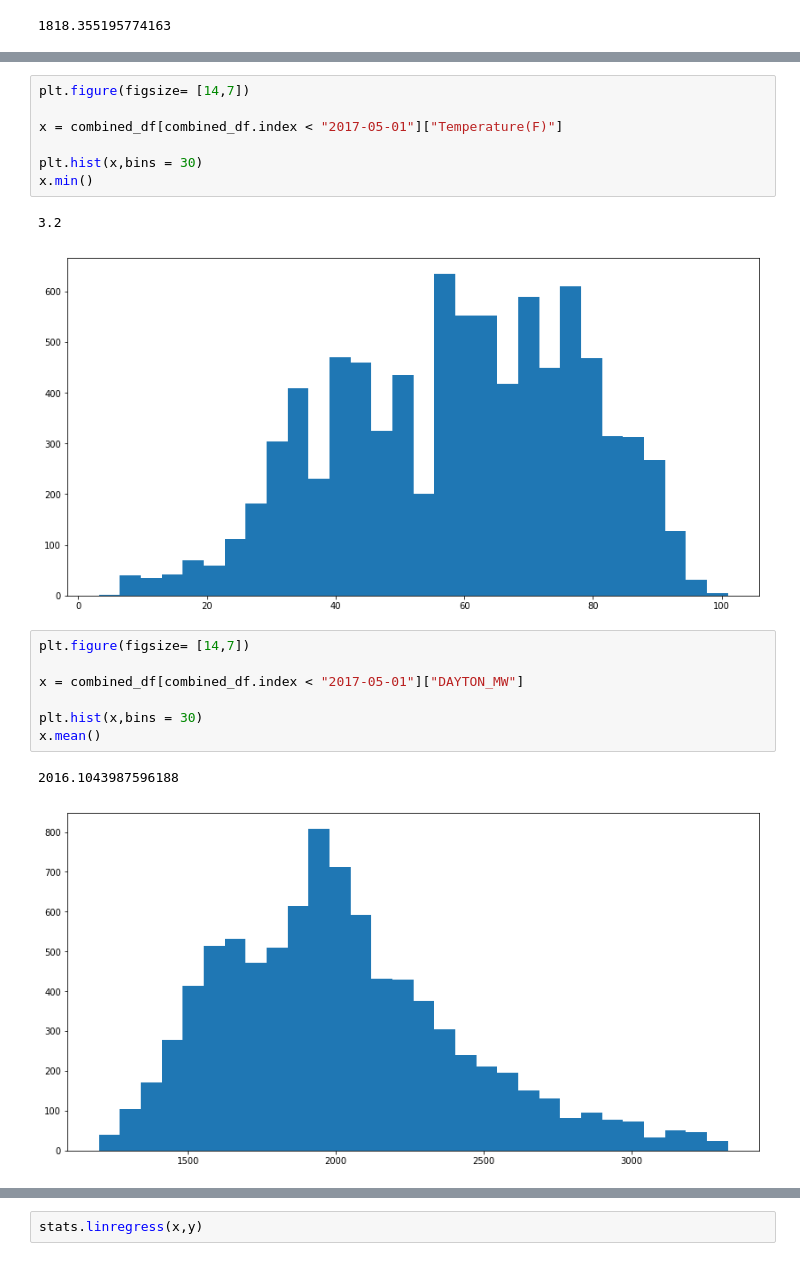
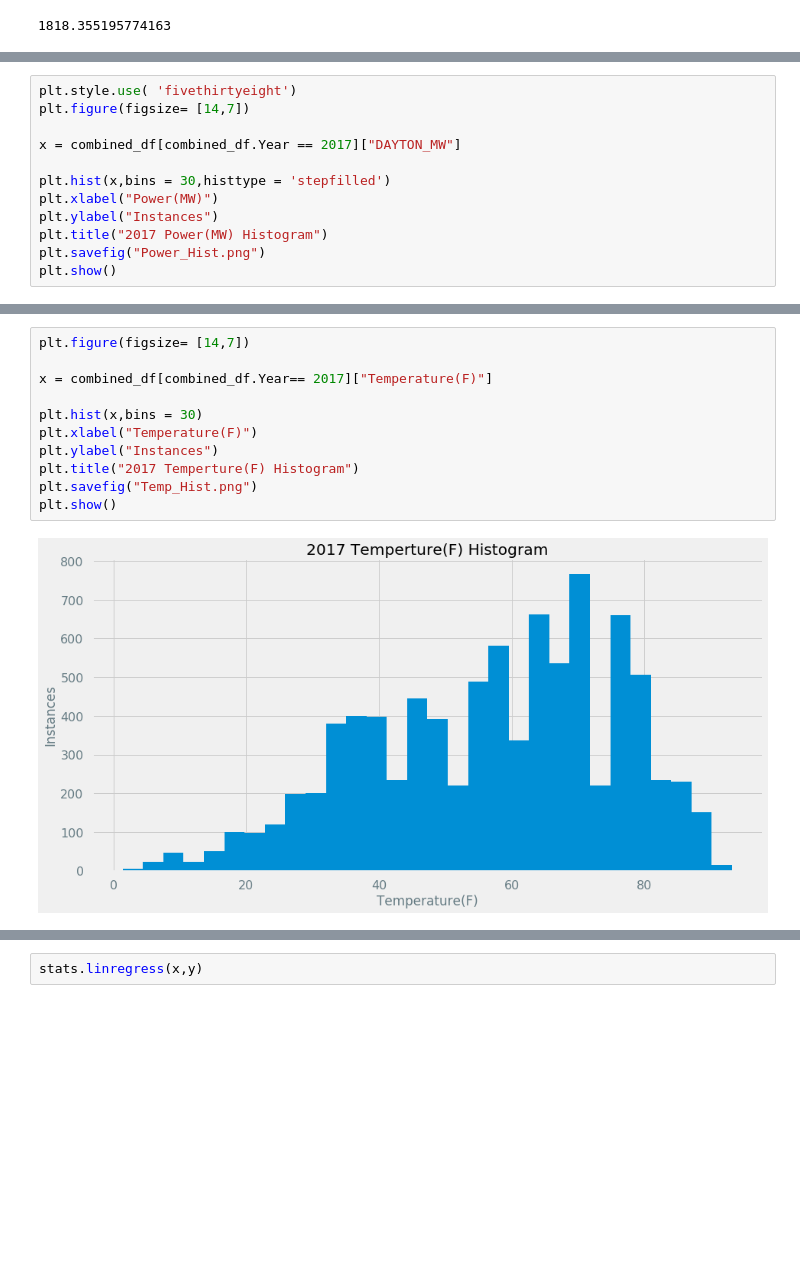
Before and after one commit to Pconstan/Data_Group_1, a Jupyter notebook: DPL_Scratch.ipynb, the cells around one changed output, grey strips where cells are left out. Saved outputs shown, nothing was run; the diff lists cells and outputs as text; blank space fills up the shorter version.

```diff
--- a/DPL_Scratch.ipynb
+++ b/DPL_Scratch.ipynb
@@ -396,0 +326,12 @@ plt.plot(x,y2)
+# %%
+plt.style.use( 'fivethirtyeight')
+plt.figure(figsize= [14,7])
+
+x = combined_df[combined_df.Year == 2017]["DAYTON_MW"]
+
+plt.hist(x,bins = 30,histtype = 'stepfilled')
+plt.xlabel("Power(MW)")
+plt.ylabel("Instances")
+plt.title("2017 Power(MW) Histogram")
+plt.savefig("Power_Hist.png")
+plt.show()
@@ -397,20 +340,13 @@ plt.plot(x,y2)
 # %%
 plt.figure(figsize= [14,7])
 
-x = combined_df[combined_df.index < "2017-05-01"]["Temperature(F)"]
+x = combined_df[combined_df.Year== 2017]["Temperature(F)"]
 
 plt.hist(x,bins = 30)
-x.min()
+plt.xlabel("Temperature(F)")
+plt.ylabel("Instances")
+plt.title("2017 Temperture(F) Histogram")
+plt.savefig("Temp_Hist.png")
+plt.show()
 # %% [output]
-3.2
-[figure, old version]
+[figure, new version]
-# %%
-plt.figure(figsize= [14,7])
-
-x = combined_df[combined_df.index < "2017-05-01"]["DAYTON_MW"]
-
-plt.hist(x,bins = 30)
-x.mean()
-# %% [output]
-2016.1043987596188
-[figure, removed]
```
Also changed, not shown: parts of 22 cells of this notebook, 6 other files.
